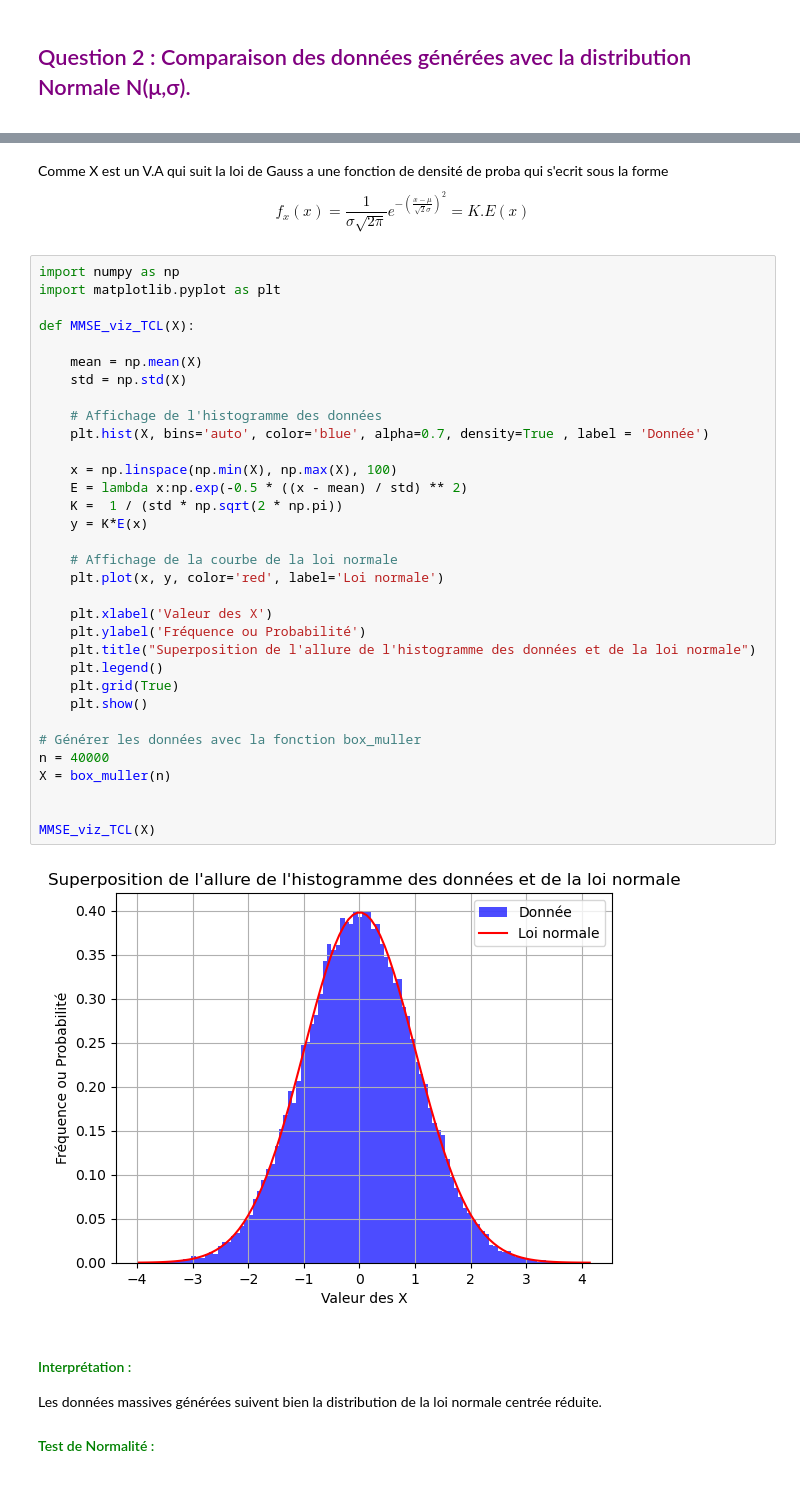
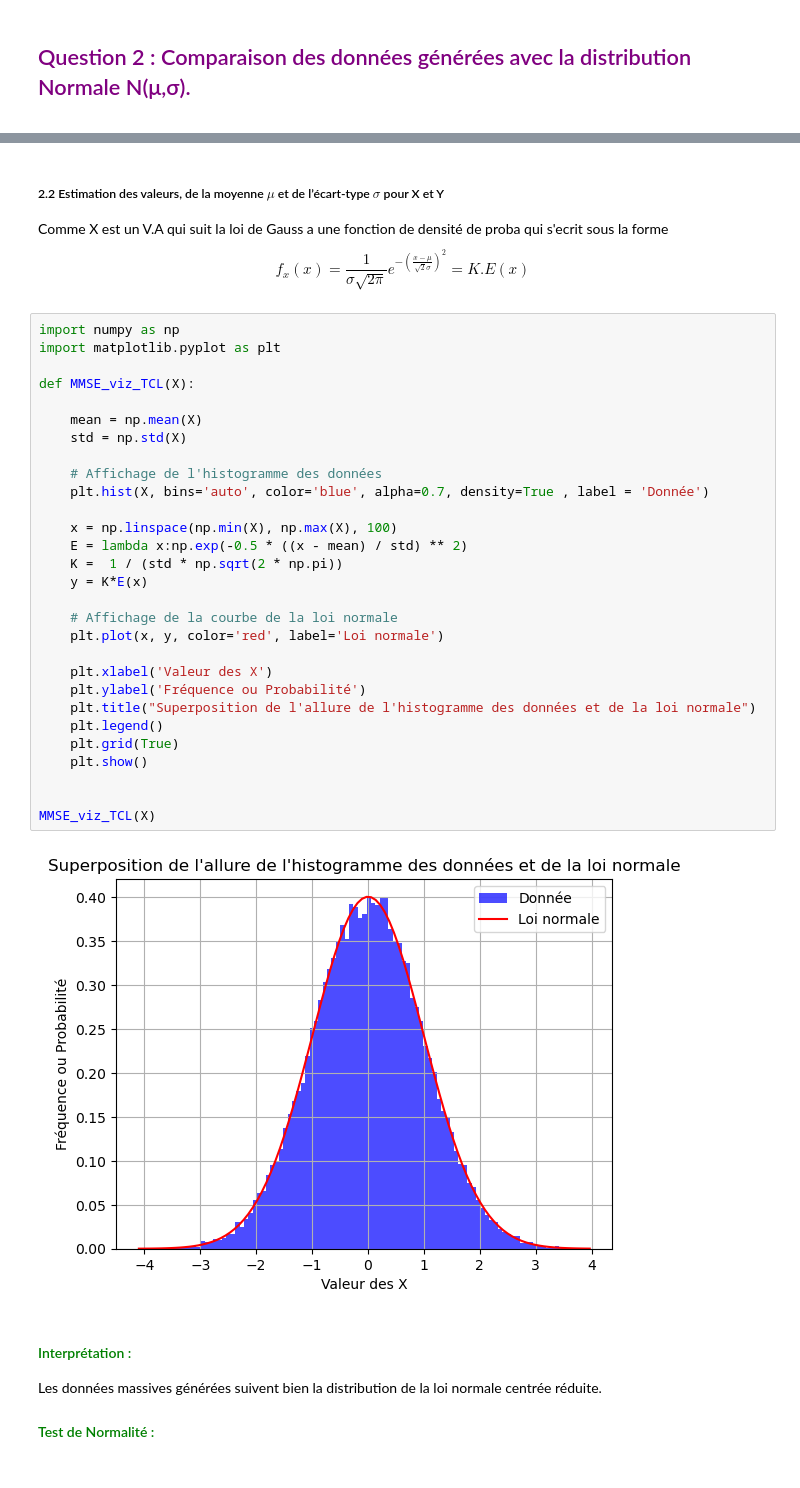
Before and after one commit to IbLahlou/Signal-Processing, a Jupyter notebook: Projet Traitement de Signal.ipynb, the cells around one changed output, grey strips where cells are left out. Drawn from its saved outputs; the diff is of its cells as text.

```diff
--- a/Projet Traitement de Signal.ipynb
+++ b/Projet Traitement de Signal.ipynb
@@ -161,41 +178,40 @@ Fitted Normal distribution for X:
 # %% [markdown]
+<h5>2.2 Estimation des valeurs, de la moyenne
+$\mu$ et de l’écart-type $\sigma$ pour X et Y </h5>
+
 Comme X est un V.A qui suit la loi de Gauss a une fonction de densité  de  proba qui s'ecrit sous la forme
 $$f_x(x)=\frac{1}{\sigma\sqrt{2\pi}}e^{-(\frac{x-\mu}{\sqrt{2}\sigma})^2}=K.E(x)$$
 # %%
 import numpy as np
 import matplotlib.pyplot as plt
 
 def MMSE_viz_TCL(X):
 
     mean = np.mean(X)
     std = np.std(X)
 
     # Affichage de l'histogramme des données
     plt.hist(X, bins='auto', color='blue', alpha=0.7, density=True , label = 'Donnée')
 
     x = np.linspace(np.min(X), np.max(X), 100)
     E = lambda x:np.exp(-0.5 * ((x - mean) / std) ** 2)
     K =  1 / (std * np.sqrt(2 * np.pi))
     y = K*E(x)
 
     # Affichage de la courbe de la loi normale
     plt.plot(x, y, color='red', label='Loi normale')
 
     plt.xlabel('Valeur des X')
     plt.ylabel('Fréquence ou Probabilité')
     plt.title("Superposition de l'allure de l'histogramme des données et de la loi normale")
     plt.legend()
     plt.grid(True)
     plt.show()
 
-# Générer les données avec la fonction box_muller
-n = 40000
-X = box_muller(n)
-
 
 MMSE_viz_TCL(X)
 # %% [output]
-[figure, old version]
+[figure, new version]
 # %% [markdown]
 <font color="green" ><h4>Interprétation :</h4></font>
 
```
Also changed, not shown: parts of 16 cells of this notebook, 1 other file.
